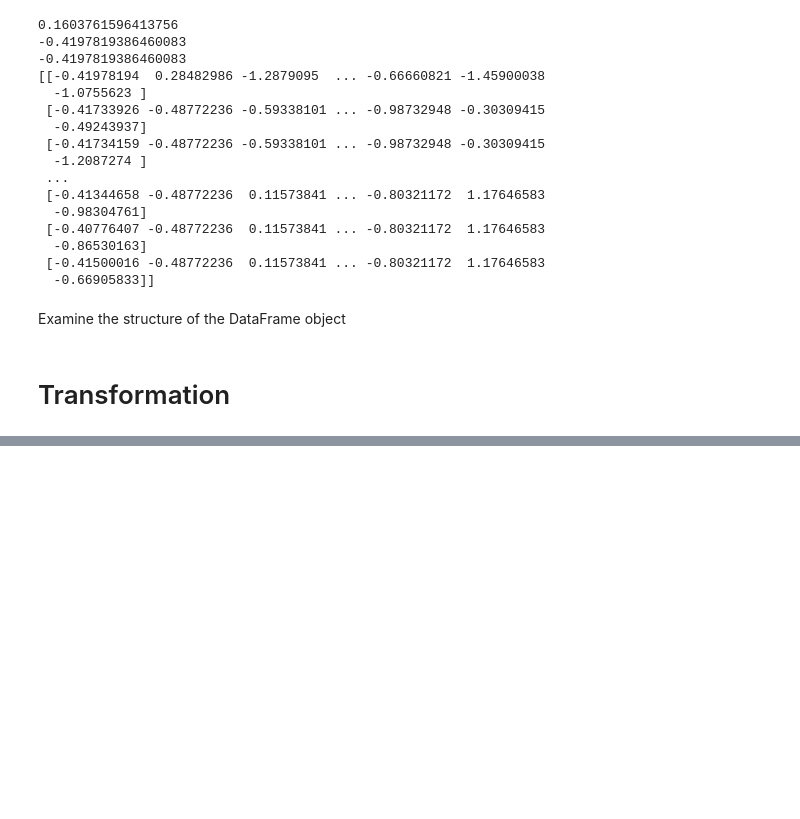
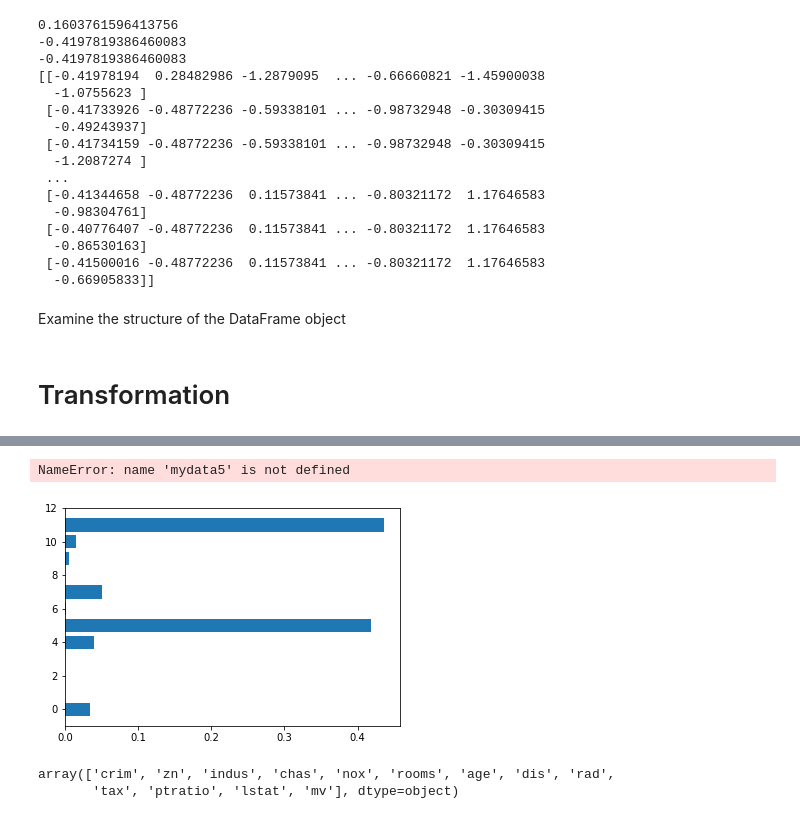
Before and after one commit to ygizhitsa/nw422, a Jupyter notebook: hm4/YuriyGeller_RandomForest2 - Copy.ipynb, the cells around one changed output, grey strips where cells are left out. Drawn from its saved outputs; the diff is of its cells as text; code cells hidden in the pictures; blank space fills up the shorter version.

```diff
--- a/hm4/YuriyGeller_RandomForest2 - Copy.ipynb
+++ b/hm4/YuriyGeller_RandomForest2 - Copy.ipynb
@@ -445,0 +521,19 @@ graphviz.Source(dot_graph)
+# %%
+def plot_feature_importances_boston(model):
+    n_features = X_train.shape[1]
+    plt.barh(np.arange(n_features), model.feature_importances_, align='center')
+    plt.yticks(np.arange(n_features), mydata5.columns)
+    plt.xlabel("Feature importance")
+    plt.ylabel("Feature")
+    plt.ylim(-1, n_features)
+
+
+plot_feature_importances_boston(gbrt)
+# %% [output]
+NameError: name 'mydata5' is not defined
+[figure, added]
+# %%
+boston.columns.values
+# %% [output]
+array(['crim', 'zn', 'indus', 'chas', 'nox', 'rooms', 'age', 'dis', 'rad',
+       'tax', 'ptratio', 'lstat', 'mv'], dtype=object)
```
Also changed, not shown: parts of 12 cells of this notebook, 8 other files.
